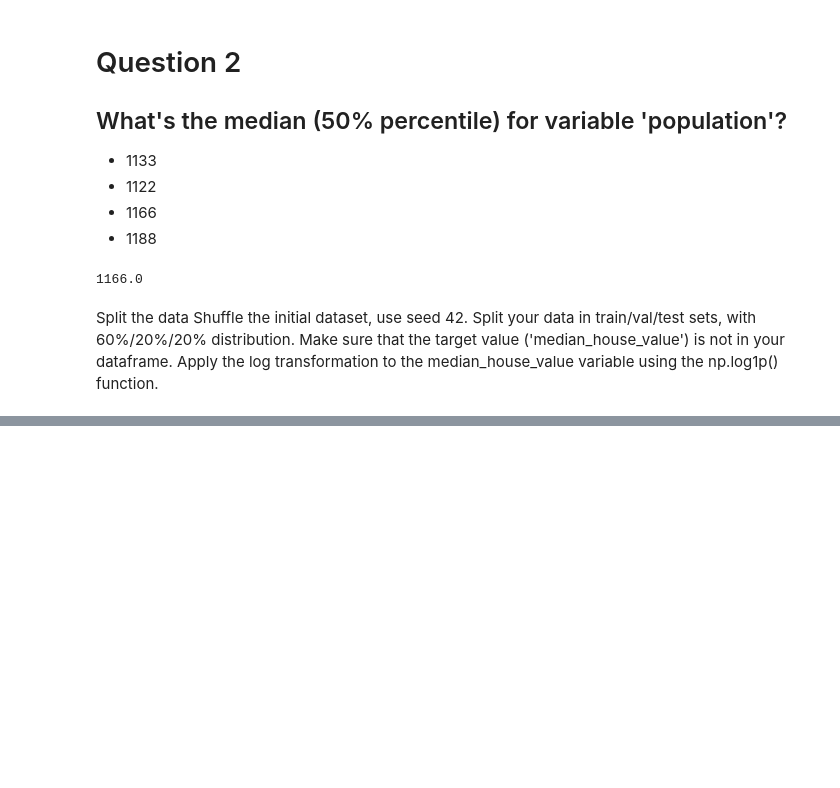
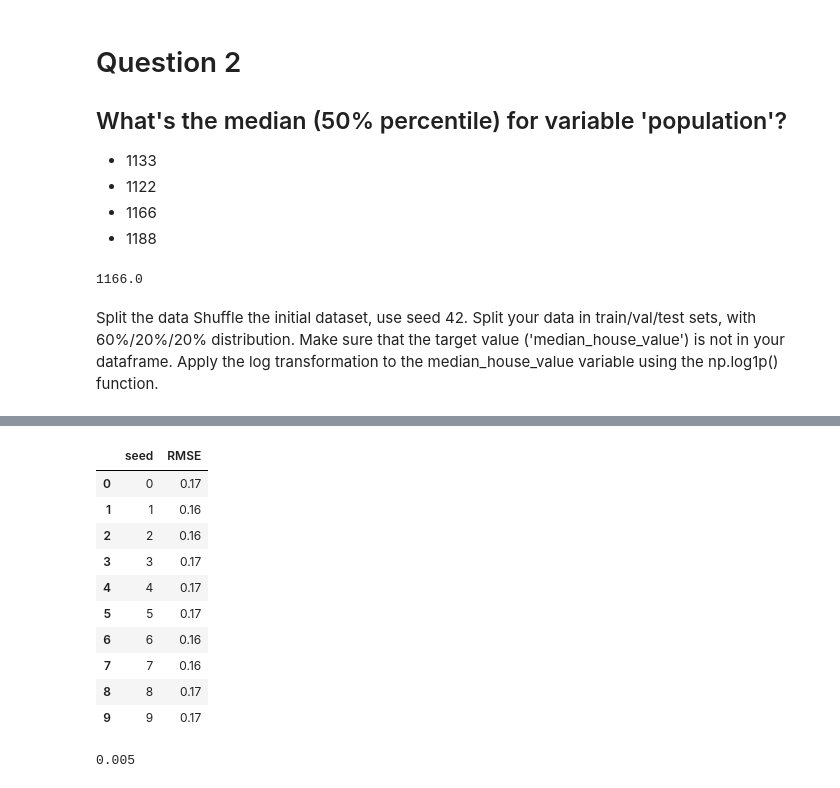
Before and after one commit to Andrej-Ilin/course_zoomcamp_2022, a Jupyter notebook: week2/homework_2.ipynb, the cells around one changed output, grey strips where cells are left out. Drawn from its saved outputs; the diff is of its cells as text; code cells hidden in the pictures; blank space fills up the shorter version.

```diff
--- a/week2/homework_2.ipynb
+++ b/week2/homework_2.ipynb
@@ -78,0 +369,34 @@ train = n
+# %%
+df = pd.read_csv('https://raw.githubusercontent.com/alexeygrigorev/datasets/master/housing.csv')
+select_columns = ['latitude', 'longitude', 'housing_median_age', 'total_rooms', 'total_bedrooms', 'population',
+                  'households', 'median_income', 'median_house_value']
+df = df[select_columns]
+# %%
+seed_list = [0, 1, 2, 3, 4, 5, 6, 7, 8, 9]
+rmse_list = []
+for seed in seed_list:
+    X_train, y_train, X_val,y_val,  X_test,  y_test = train_test_split(df, test_split=0.2, val_split=0.2, random_seed=seed)
+
+    w0, w = train_linear_regression(X_train, y_train)
+    y_pred = w0 + X_val.dot(w)
+    RMSE = round(rmse(y_val, y_pred), 2)
+    rmse_list.append({'seed': seed, 'RMSE': RMSE})
+
+RMSE_DF = pd.DataFrame(rmse_list)
+RMSE_DF
+# %% [output]
+|  | seed | RMSE |
+| 0 | 0 | 0.17 |
+| 1 | 1 | 0.16 |
+| 2 | 2 | 0.16 |
+| 3 | 3 | 0.17 |
+| 4 | 4 | 0.17 |
+| 5 | 5 | 0.17 |
+| 6 | 6 | 0.16 |
+| 7 | 7 | 0.16 |
+| 8 | 8 | 0.17 |
+| 9 | 9 | 0.17 |
+# %%
+round(np.std(RMSE_DF['RMSE']), 3)
+# %% [output]
+0.005
```
Also changed, not shown: parts of 35 cells of this notebook.
